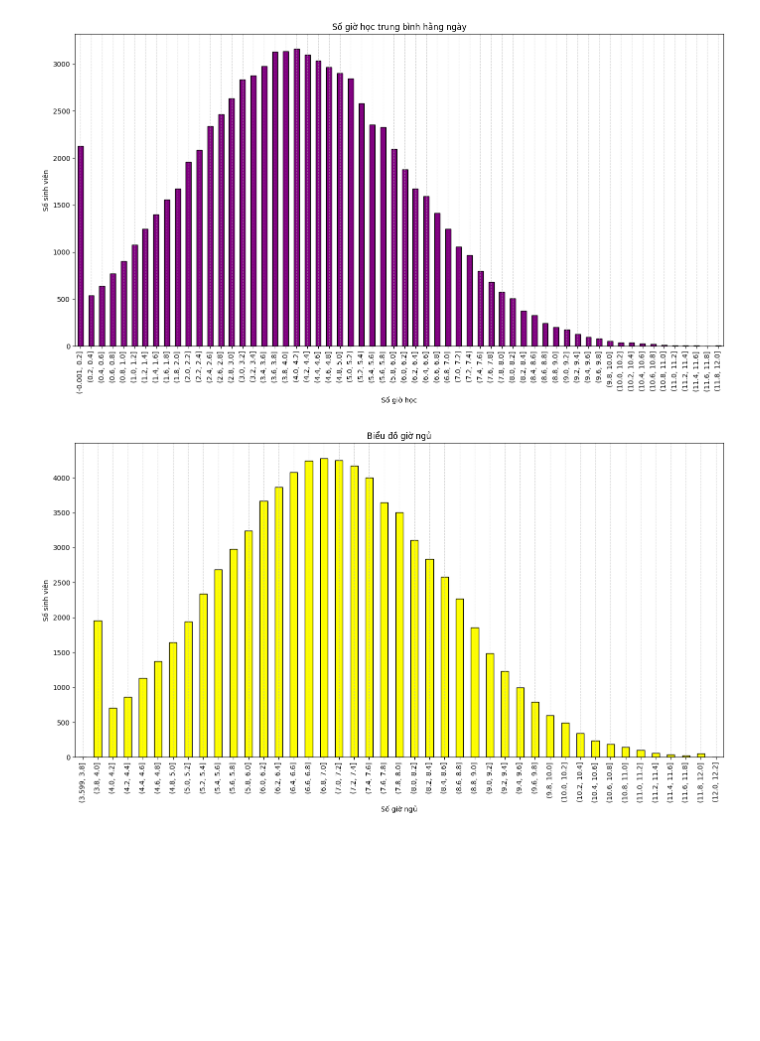
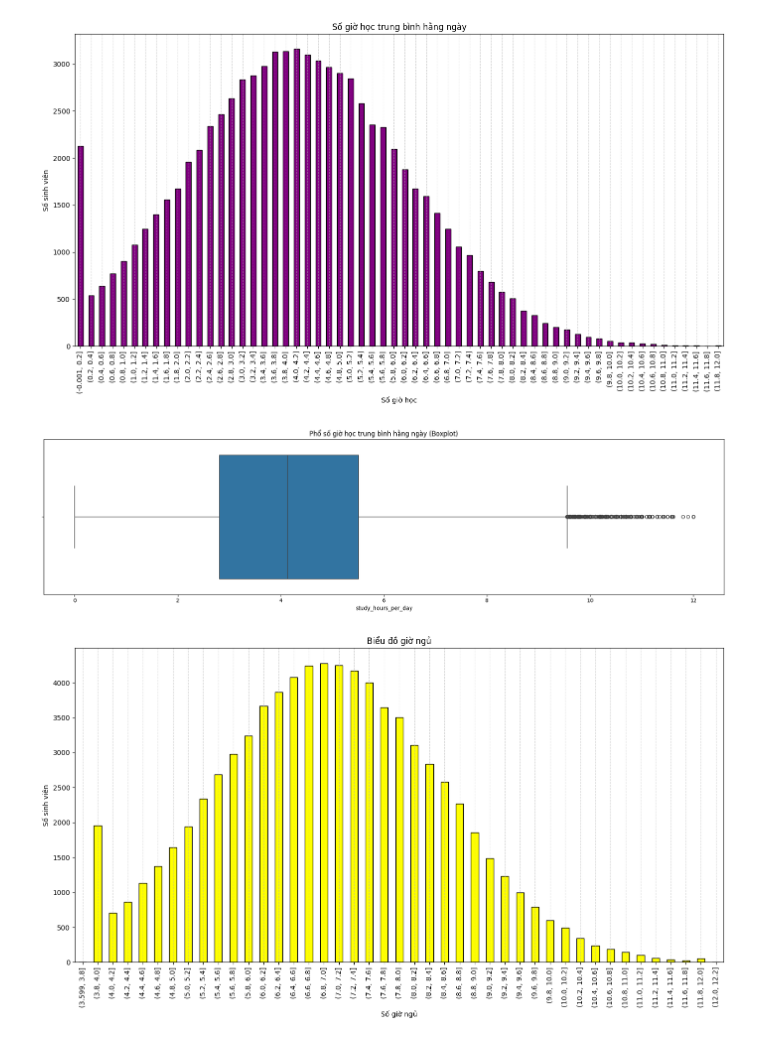
Before and after one commit to Vo-Hao250604/Student-Habits-and-Academic-Performance-Analysis, a Jupyter notebook: Student_Habits_and_Academic_Performance_Analysis.ipynb, the cells around one changed output. Drawn from its saved outputs; the diff is of its cells as text; code cells hidden in the pictures; blank space fills up the shorter version.

```diff
--- a/Student_Habits_and_Academic_Performance_Analysis.ipynb
+++ b/Student_Habits_and_Academic_Performance_Analysis.ipynb
@@ -388,6 +388,15 @@ plt.tight_layout()
 plt.show()
 # %% [output]
 [figure]
+# %%
+#Boxplot số giờ học trung bình hằng ngày
+plt.subplots(figsize=(18, 5))
+sns.boxplot(data=df['study_hours_per_day'], orient='h')
+plt.title("Phổ số giờ học trung bình hằng ngày (Boxplot)")
+plt.tight_layout()
+plt.show()
+# %% [output]
+[figure, added]
 # %%
 #Biểu đồ số giờ ngủ
 bins = np.arange(3.6,12.4,0.2)
```
Also changed, not shown: parts of 13 cells of this notebook.
